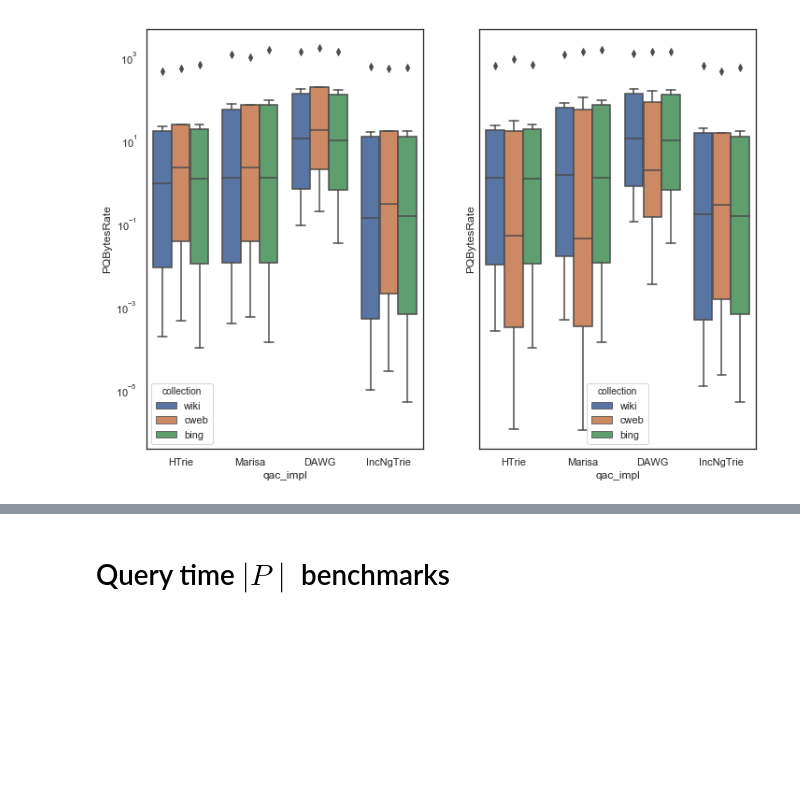
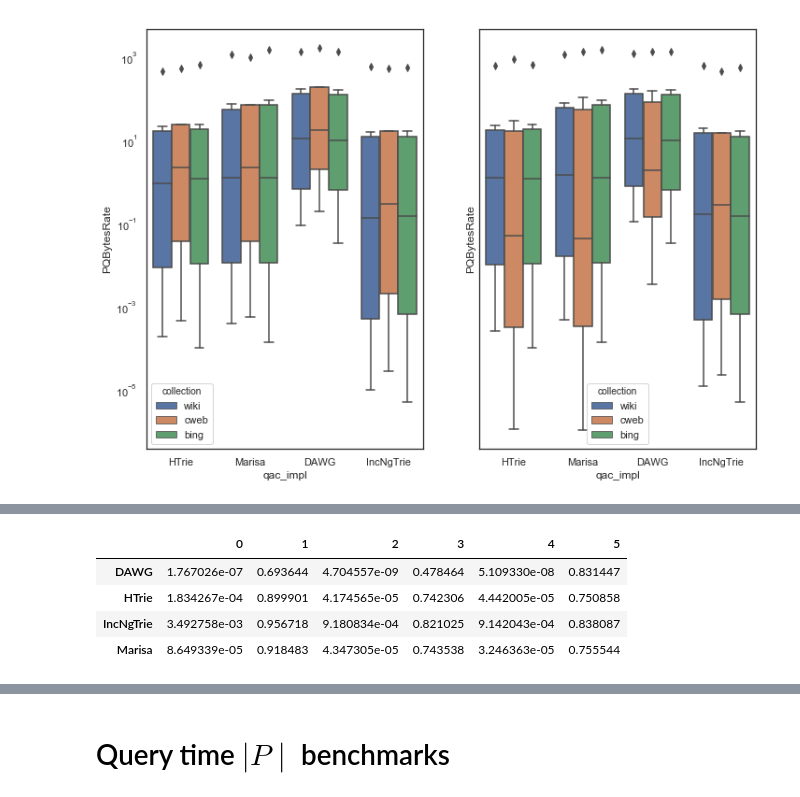
Before and after one commit to unnikrishnanta/qac-eval, a Jupyter notebook: Python/Notebooks/QueryTimes.ipynb, the cells around one changed output, grey strips where cells are left out. Drawn from its saved outputs; the diff is of its cells as text; code cells hidden in the pictures; blank space fills up the shorter version.

```diff
--- a/Python/Notebooks/QueryTimes.ipynb
+++ b/Python/Notebooks/QueryTimes.ipynb
@@ -213,0 +259,9 @@ plt.yscale('log')
+# %%
+corr_df = pd.DataFrame(correlations).T.astype('float')
+corr_df
+# %% [output]
+|  | 0 | 1 | 2 | 3 | 4 | 5 |
+| DAWG | 1.767026e-07 | 0.693644 | 4.704557e-09 | 0.478464 | 5.109330e-08 | 0.831447 |
+| HTrie | 1.834267e-04 | 0.899901 | 4.174565e-05 | 0.742306 | 4.442005e-05 | 0.750858 |
+| IncNgTrie | 3.492758e-03 | 0.956718 | 9.180834e-04 | 0.821025 | 9.142043e-04 | 0.838087 |
+| Marisa | 8.649339e-05 | 0.918483 | 4.347305e-05 | 0.743538 | 3.246363e-05 | 0.755544 |
```
Also changed, not shown: parts of 7 cells of this notebook.
